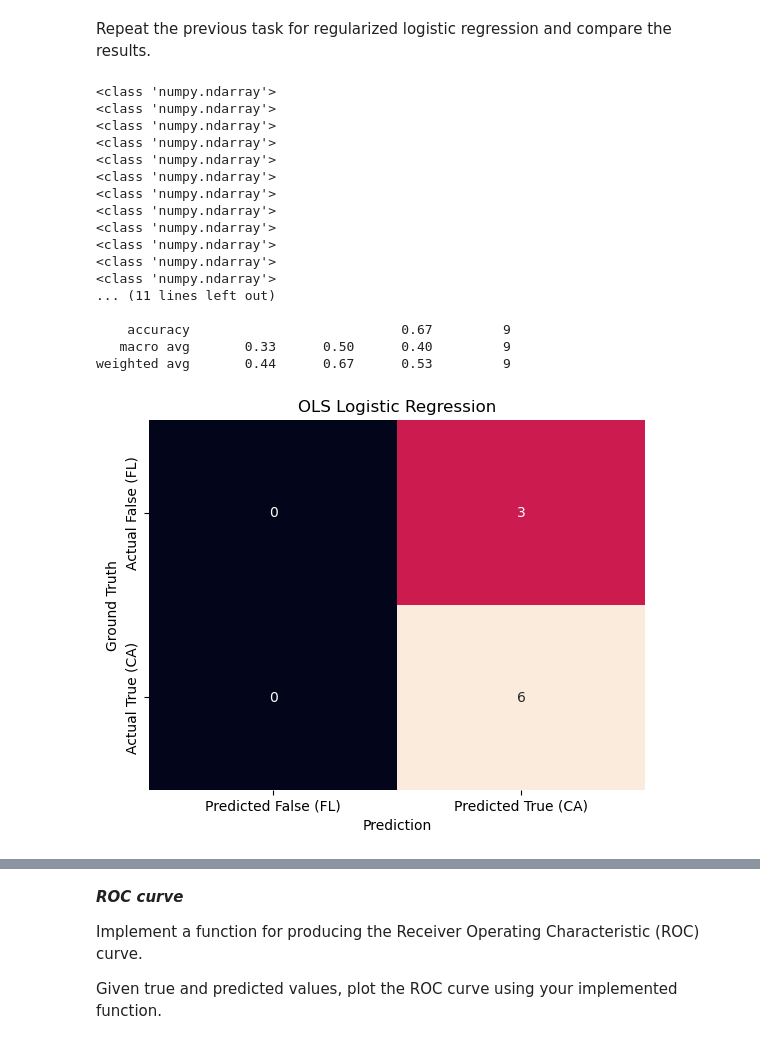
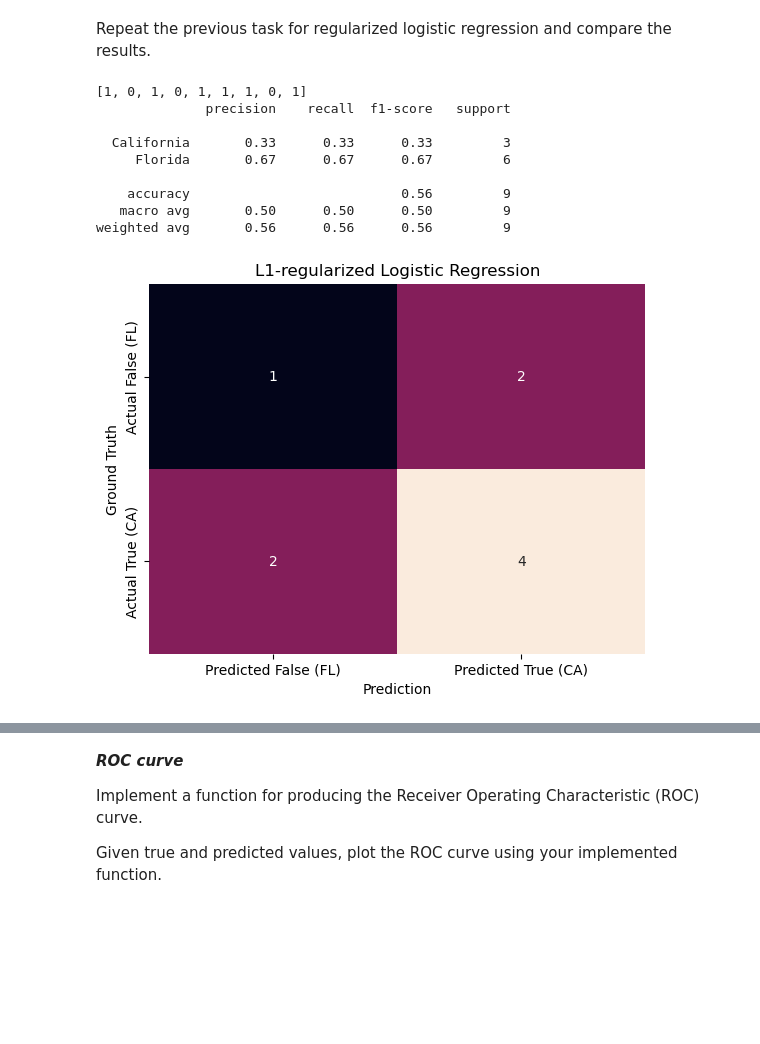
Before and after one commit to OdinMeng/MachineLearningBChallenges, a Jupyter notebook: challenges/challenge0/challenge_zero.ipynb, the cells around one changed output, grey strips where cells are left out. Saved outputs shown, nothing was run; the diff lists cells and outputs as text; code cells hidden in the pictures; blank space fills up the shorter version.

```diff
--- a/challenges/challenge0/challenge_zero.ipynb
+++ b/challenges/challenge0/challenge_zero.ipynb
@@ -432,17 +459,19 @@ def GD_LR(X: np.array,
         else:
             print("Warning: regularizator passed is invalid. It has been treated as None.")
 
-        w = w - eta*(OLSGradient(X, y, w, len(X)) + reg_fac)
+        w = w - eta*(OLSGradient(X, y, w) + reg_fac)
 
+    print(w)
     return w
 # %%
 eta = 0.001
-lam = [0.1]
-lam_2 = [0.5, 0.1]
-n = 1000
+lam_L1 = [1]
+lam_L2 = [2]
+lam_2 = [0.5, 1]
+n = 10000
 
 # Define Parameters for each model
 OLS_LR = GD_LR(X_train, y_train, n, eta, None, None)
-L1_LR = GD_LR(X_train, y_train, n, eta, "lasso", lam)
-L2_LR = GD_LR(X_train, y_train, n, eta, "ridge", lam)
+L1_LR = GD_LR(X_train, y_train, n, eta, "lasso", lam_L1)
+L2_LR = GD_LR(X_train, y_train, n, eta, "ridge", lam_L2)
 EN_LR = GD_LR(X_train, y_train, n, eta, "elasticnet", lam_2)
@@ -485,38 +517,30 @@ Repeat the previous task for regularized logistic regression and compare the res
 # %%
 # L1 Regularized LR:
 y_pred_L1 = [predict(L1_LR, x) for x in X_test.values]
 print(y_pred_L1)
 print(classification_report(y_true, y_pred_L1, target_names=target_names))
 
-M = confusion_matrix(y_true, y_pred_L1)
+M_L1 = confusion_matrix(y_true, y_pred_L1)
 
-sns.heatmap(M, annot=True, cbar=False,
+sns.heatmap(M_L1, annot=True, cbar=False,
             xticklabels=['Predicted False (FL)', 'Predicted True (CA)'],
             yticklabels=['Actual False (FL)', 'Actual True (CA)'])
 plt.xlabel("Prediction")
 plt.ylabel("Ground Truth")
-plt.title("OLS Logistic Regression")
+plt.title("L1-regularized Logistic Regression")
 
 plt.show()
 # %% [output]
-<class 'numpy.ndarray'>
-<class 'numpy.ndarray'>
-<class 'numpy.ndarray'>
-<class 'numpy.ndarray'>
-<class 'numpy.ndarray'>
-<class 'numpy.ndarray'>
-<class 'numpy.ndarray'>
-<class 'numpy.ndarray'>
-<class 'numpy.ndarray'>
-<class 'numpy.ndarray'>
-<class 'numpy.ndarray'>
-<class 'numpy.ndarray'>
-... (11 lines left out)
+[1, 0, 1, 0, 1, 1, 1, 0, 1]
+              precision    recall  f1-score   support
 
-    accuracy                           0.67         9
-   macro avg       0.33      0.50      0.40         9
-weighted avg       0.44      0.67      0.53         9
+  California       0.33      0.33      0.33         3
+     Florida       0.67      0.67      0.67         6
+
+    accuracy                           0.56         9
+   macro avg       0.50      0.50      0.50         9
+weighted avg       0.56      0.56      0.56         9
-[figure, old version]
+[figure, new version]
 # %%
 # L2 Regularized LR:
 y_pred_L2 = [predict(L2_LR, x) for x in X_test.values]
```
Also changed, not shown: parts of 11 cells of this notebook, 5 other files.
